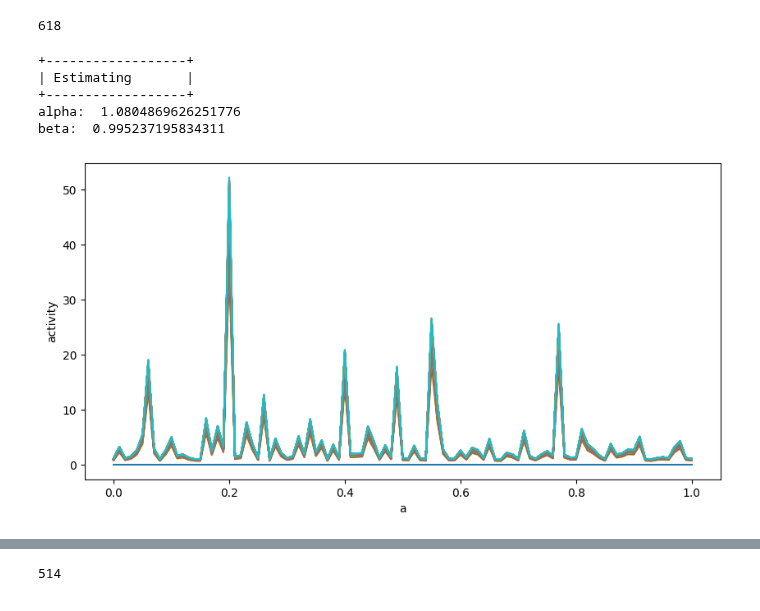
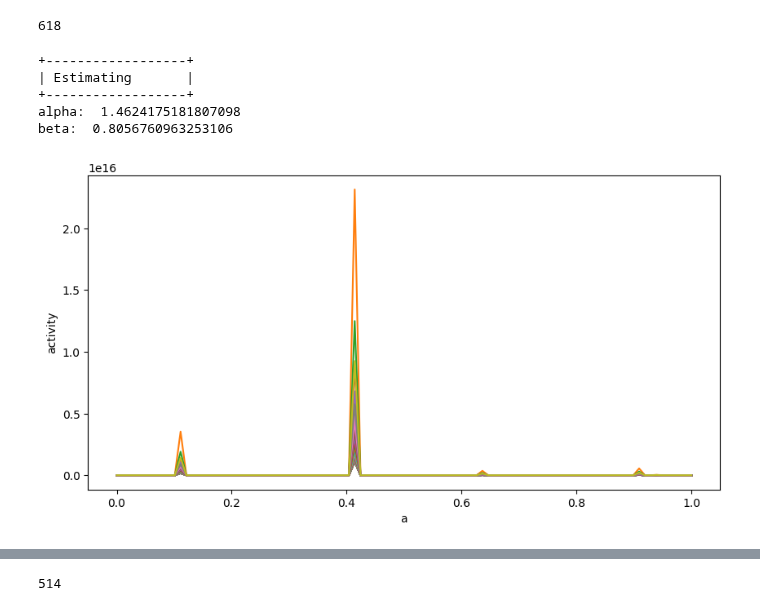
Before and after one commit to yiadka/mobility_scaling, a Jupyter notebook: notebooks/nmscaling_nor.ipynb, the cells around one changed output, grey strips where cells are left out. Saved outputs shown, nothing was run; the diff lists cells and outputs as text; code cells hidden in the pictures.

```diff
--- a/notebooks/nmscaling_nor.ipynb
+++ b/notebooks/nmscaling_nor.ipynb
@@ -13,7 +13,7 @@ def model_beta(x, alpha, beta):
     # alphaとbetaは必ず正の値をとる
     if alpha <= 0 or beta <= 0:
         alpha, beta = 0.01, 0.01
-    f = lambda a: (((a**(alpha-1)) * ((1-a)**(beta-1))) / random.betavariate(alpha, beta) ) * (1 - ((((alpha + beta)) * (2*a*x[0]) ) / (alpha*Np**2 - alpha*Np)) )**(Np - 1)
+    f = lambda a: (((a**(alpha-1)) * ((1-a)**(beta-1))) / stats.beta.rvs(alpha, beta, size=1) ) * (1 - ((((alpha + beta)) * (2*a*x[0]) ) / (alpha*Np**2 - alpha*Np)) )**(Np - 1)
     ff, _ = integrate.fixed_quad(f, 0, 1)  # 積分の値と推定誤差を別々に受け取る
     func = Np * (1 - ff)
     return func
@@ -80,7 +80,7 @@ print("+------------------+")
 print("| Estimating       |")
 print("+------------------+")
 
-params, _ = optimize.curve_fit(model_beta, xdata=edge_list_left, ydata=active_node_list_left, p0=[1, 1])
+params, _ = optimize.curve_fit(model_beta, xdata=edge_list_left, ydata=active_node_list_left, p0=[1.6, 0.8])
 
 print("alpha: ", params[0])
 print("beta: ", params[1])
@@ -88,8 +88,8 @@ print("beta: ", params[1])
 +------------------+
 | Estimating       |
 +------------------+
-alpha:  1.0804869626251776
-beta:  0.995237195834311
+alpha:  1.4624175181807098
+beta:  0.8056760963253106
 # %%
 Np = max(active_node_list_left)
 alpha = params[0]
@@ -104,23 +104,26 @@ for i in range(len(edge_list_left)):
     N_fit.append(model_beta([edge_list_left[i]], alpha, beta))
 # %%
 M_fit = []
-for i in range(len(kappa)):
-    M_fit.append(((kappa[i] * (Np ** 2)) - (kappa[i] * Np)) / 8)
+for i in range(len(edge_list_left)):
+    M_fit.append(model_beta([edge_list_left[i]], alpha, beta))
 # %%
 activity_list = []
+alpha = params[0]
+beta = params[1]
 
-a = np.linspace(0, 1, 101)
+a = np.linspace(0, 1, 100)
 for i in range(len(a)):
     deno = random.betavariate(alpha, beta)
     if deno == 0:
-        activity_list.append(0)
+        deno = 0.01
     activity_list.append(((a**(alpha-1)) * ((1-a)**(beta-1))) / deno)
+
 
 # aとactivity_listのグラフ
 plt.figure(figsize=(10, 5))
 plt.plot(a, activity_list)
 plt.xlabel('a')
 plt.ylabel('activity')
 plt.show()
 # %% [output]
-[figure, old version]
+[figure, new version]
```
Also changed, not shown: parts of 5 cells of this notebook.
